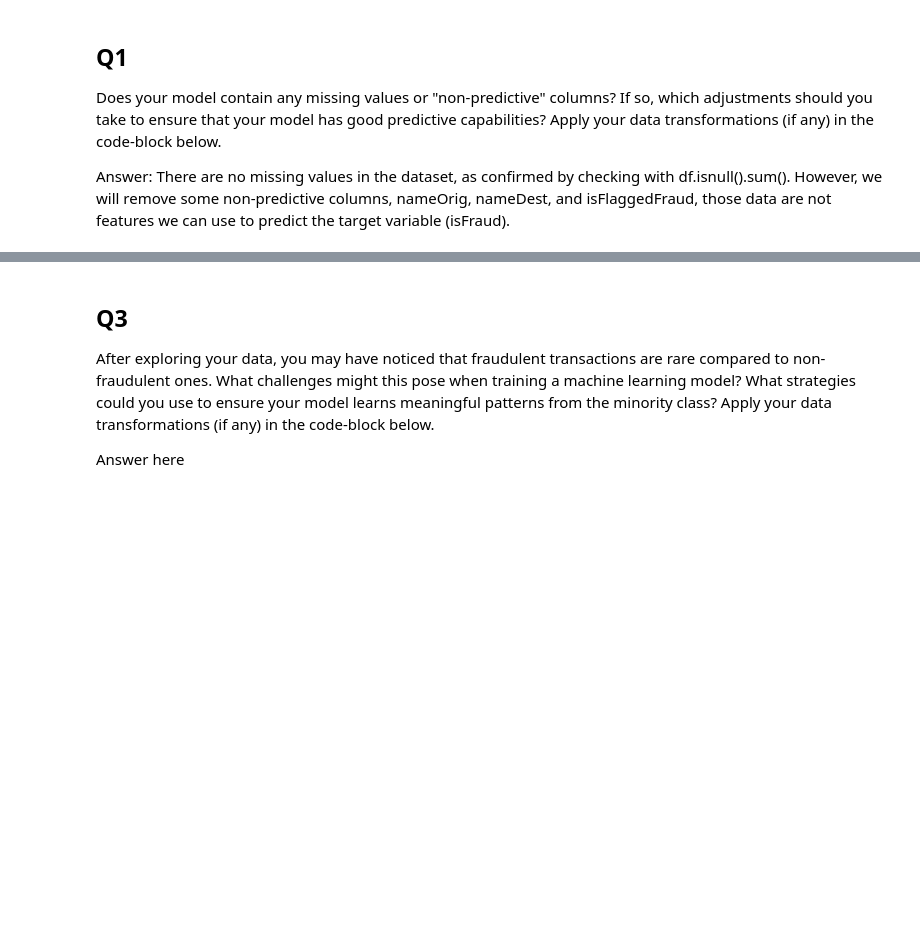
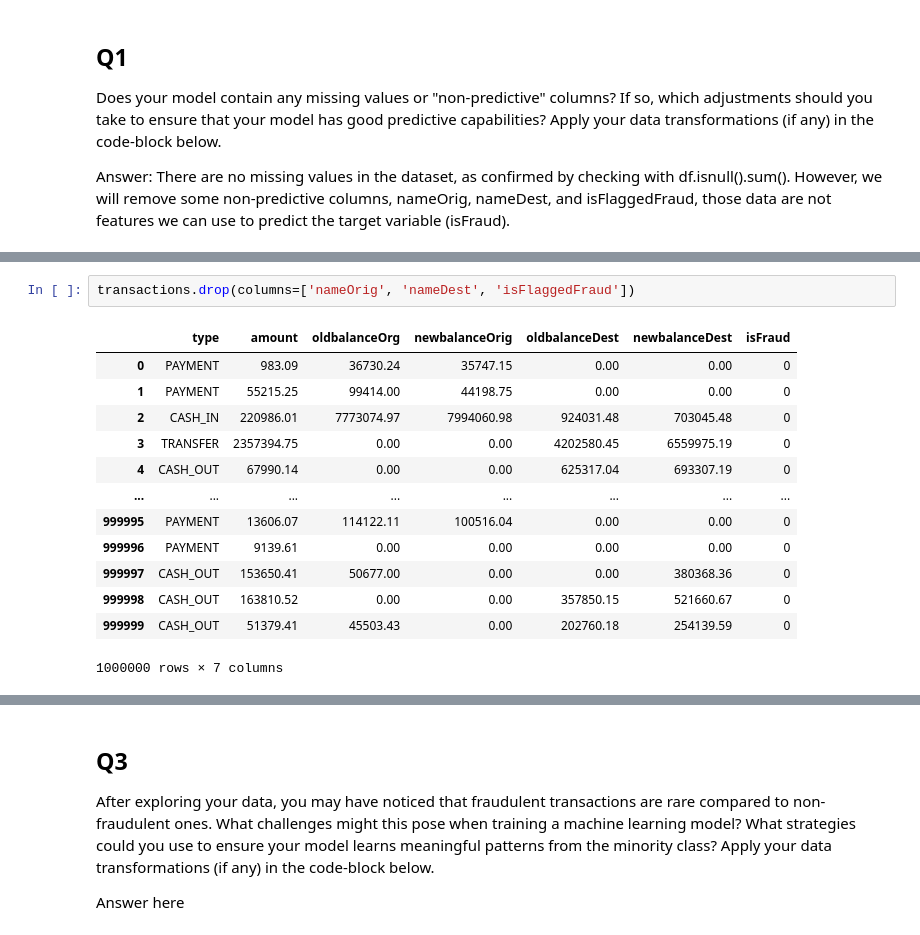
Before and after one commit to yuzchen7/detect-fraud, a Jupyter notebook: notebooks/transform.ipynb, the cells around one changed output, grey strips where cells are left out. Cells and saved outputs as stored; diff of their text form; blank space fills up the shorter version.

```diff
--- a/notebooks/transform.ipynb
+++ b/notebooks/transform.ipynb
@@ -34,3 +34,19 @@ newbalanceDest    0
 isFraud           0
 isFlaggedFraud    0
 dtype: int64
+# %%
+transactions.drop(columns=['nameOrig', 'nameDest', 'isFlaggedFraud'])
+# %% [output]
+|  | type | amount | oldbalanceOrg | newbalanceOrig | oldbalanceDest | newbalanceDest | isFraud |
+| 0 | PAYMENT | 983.09 | 36730.24 | 35747.15 | 0.00 | 0.00 | 0 |
+| 1 | PAYMENT | 55215.25 | 99414.00 | 44198.75 | 0.00 | 0.00 | 0 |
+| 2 | CASH_IN | 220986.01 | 7773074.97 | 7994060.98 | 924031.48 | 703045.48 | 0 |
+| 3 | TRANSFER | 2357394.75 | 0.00 | 0.00 | 4202580.45 | 6559975.19 | 0 |
+| 4 | CASH_OUT | 67990.14 | 0.00 | 0.00 | 625317.04 | 693307.19 | 0 |
+| ... | ... | ... | ... | ... | ... | ... | ... |
+| 999995 | PAYMENT | 13606.07 | 114122.11 | 100516.04 | 0.00 | 0.00 | 0 |
+| 999996 | PAYMENT | 9139.61 | 0.00 | 0.00 | 0.00 | 0.00 | 0 |
+| 999997 | CASH_OUT | 153650.41 | 50677.00 | 0.00 | 0.00 | 380368.36 | 0 |
+| 999998 | CASH_OUT | 163810.52 | 0.00 | 0.00 | 357850.15 | 521660.67 | 0 |
+| 999999 | CASH_OUT | 51379.41 | 45503.43 | 0.00 | 202760.18 | 254139.59 | 0 |
+1000000 rows × 7 columns
```
Also changed, not shown: parts of 5 cells of this notebook, 1 other file.
